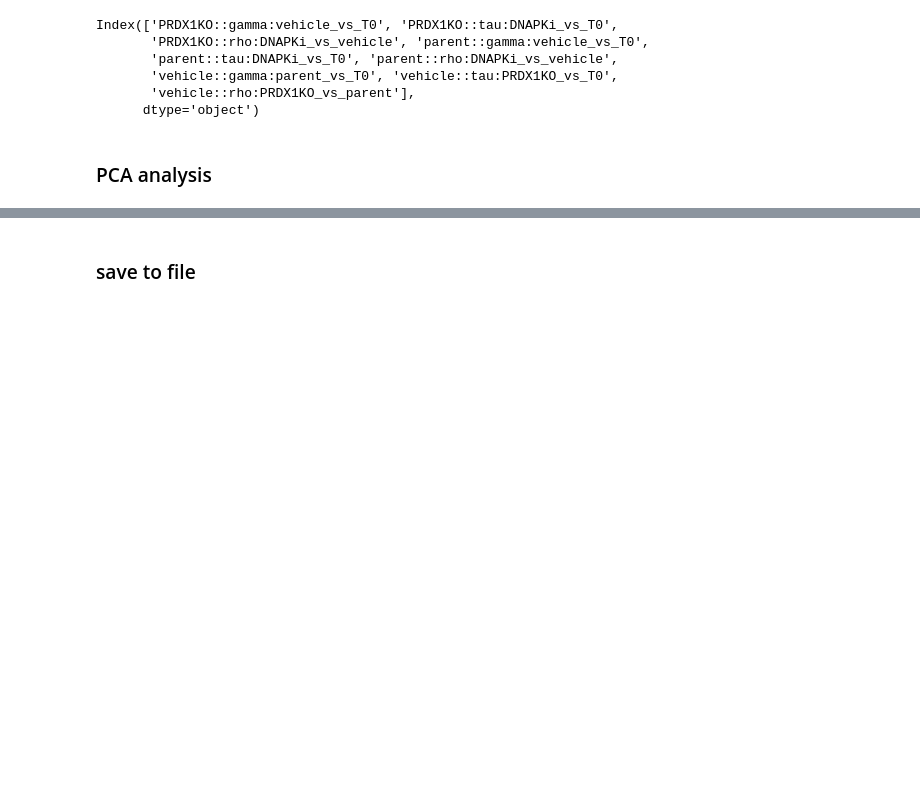
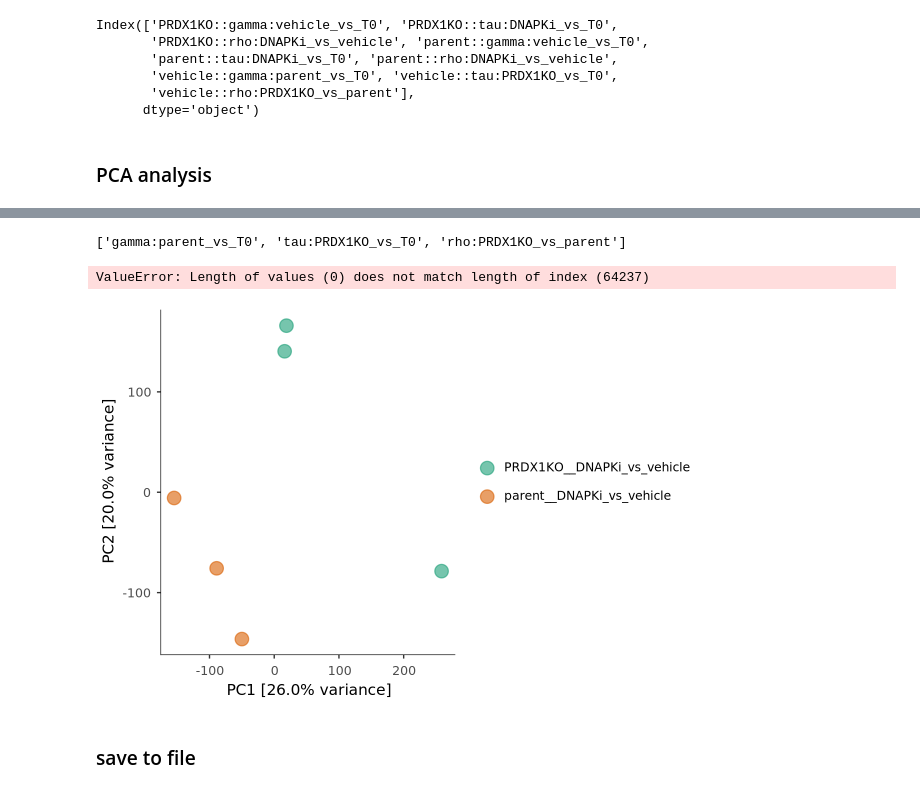
Before and after one commit to abearab/DDRi-screens, a Jupyter notebook: notebooks/evaluate-DDRi-PRDX1-v3-screens.ipynb, the cells around one changed output, grey strips where cells are left out. Saved outputs shown, nothing was run; the diff lists cells and outputs as text; code cells hidden in the pictures; blank space fills up the shorter version.

```diff
--- a/notebooks/evaluate-DDRi-PRDX1-v3-screens.ipynb
+++ b/notebooks/evaluate-DDRi-PRDX1-v3-screens.ipynb
@@ -177,5 +209,48 @@ ValueError: Only `compare_reps` run_name is supported for now!
+# %%
+pdata_list = []
+
+crispri_v3_screen_parents = crispri_v3_screen.copy()
+crispri_v3_screen_parents.adata = crispri_v3_screen_parents.adata[crispri_v3_screen_parents.adata.obs.cell_line.eq('parent')].copy()
+crispri_v3_screen_parents.phenotypes['compare_reps'] = crispri_v3_screen_parents.phenotypes['compare_reps_parent']
+crispri_v3_screen_parents.buildPhenotypeData(run_name='compare_reps', db_rate_col=None)
+crispri_v3_screen_parents.pdata.obs['screen'] = 'parent'
+
+pdata_list.append(crispri_v3_screen_parents.pdata)
+
+crispri_v3_screen_prdx1ko = crispri_v3_screen.copy()
+crispri_v3_screen_prdx1ko.adata = crispri_v3_screen_prdx1ko.adata[crispri_v3_screen_prdx1ko.adata.obs.cell_line.eq('PRDX1KO')].copy()
+crispri_v3_screen_prdx1ko.phenotypes['compare_reps'] = crispri_v3_screen_prdx1ko.phenotypes['compare_reps_PRDX1KO']
+crispri_v3_screen_prdx1ko.buildPhenotypeData(run_name='compare_reps', db_rate_col=None)
+crispri_v3_screen_prdx1ko.pdata.obs['screen'] = 'PRDX1KO'
+
+pdata_list.append(crispri_v3_screen_prdx1ko.pdata)
+
+# crispri_v3_screen_vehicle = crispri_v3_screen.copy()
+# crispri_v3_screen_vehicle.adata = crispri_v3_screen_vehicle.adata[crispri_v3_screen_vehicle.adata.obs.condition.eq('vehicle')].copy()
+# crispri_v3_screen_vehicle.phenotypes['compare_reps'] = crispri_v3_screen_vehicle.phenotypes['compare_reps_vehicle']
+# crispri_v3_screen_vehicle.buildPhenotypeData(run_name='compare_reps', db_rate_col=None)
+
+# pdata_list.append(crispri_v3_screen_vehicle.pdata)
+
+combined_pdata = ad.concat(pdata_list,axis=0)
+# %%
+crispri_v3_screen_vehicle.listPhenotypeScores(run_name='compare_reps_vehicle')
+# %% [output]
+['gamma:parent_vs_T0', 'tau:PRDX1KO_vs_T0', 'rho:PRDX1KO_vs_parent']
+# %%
+crispri_v3_screen_vehicle = crispri_v3_screen.copy()
+crispri_v3_screen_vehicle.adata = crispri_v3_screen_vehicle.adata[crispri_v3_screen_vehicle.adata.obs.condition.isin(['vehicle','T0'])].copy()
+crispri_v3_screen_vehicle.adata = crispri_v3_screen_vehicle.adata[~(crispri_v3_screen_vehicle.adata.obs['cell_line'].eq('PRDX1KO')&crispri_v3_screen_vehicle.adata.obs['condition'].eq('T0'))].copy()
+
+crispri_v3_screen_vehicle.phenotypes['compare_reps'] = crispri_v3_screen_vehicle.phenotypes['compare_reps_vehicle']
+crispri_v3_screen_vehicle.buildPhenotypeData(run_name='compare_reps', db_rate_col=None)
+
+pdata_list.append(crispri_v3_screen_vehicle.pdata)
+# %% [output]
+ValueError: Length of values (0) does not match length of index (64237)
 # %%
-
-# crispri_v2_screen.pdata.obs['replicate'] = crispri_v2_screen.pdata.obs.index.str[-1]#.astype(int)
-# crispri_v2_screen.pdata.obs['score_tag'] = crispri_v2_screen.pdata.obs.index.str.split('::').str[0].str.split(':').str[0]
-# crispri_v2_screen.pdata.obs['comparison'] = crispri_v2_screen.pdata.obs.index.str.split('::').str[0].str.split(':').str[1]
+combined_pdata.obs['replicate'] = combined_pdata.obs.index.str[-1]#.astype(int)
+combined_pdata.obs['score_tag'] = combined_pdata.obs.index.str.split('::').str[0].str.split(':').str[0]
+combined_pdata.obs['treatment'] = combined_pdata.obs['screen'] + '__' + combined_pdata.obs.index.str.split('::').str[0].str.split(':').str[1]
+# %%
+combined_pdata = combined_pdata[combined_pdata.obs.score_tag.eq('rho')].copy()
@@ -182,3 +259,7 @@ ValueError: Only `compare_reps` run_name is supported for now!
+# %%
+ggplot_pca(combined_pdata, figure_size=(6,4), palette='Dark2')
+# %% [output]
+[figure, added]
 # %% [markdown]
 ### save to file
 # %% [markdown]
```
Also changed, not shown: parts of 4 cells of this notebook, 3 other files.
